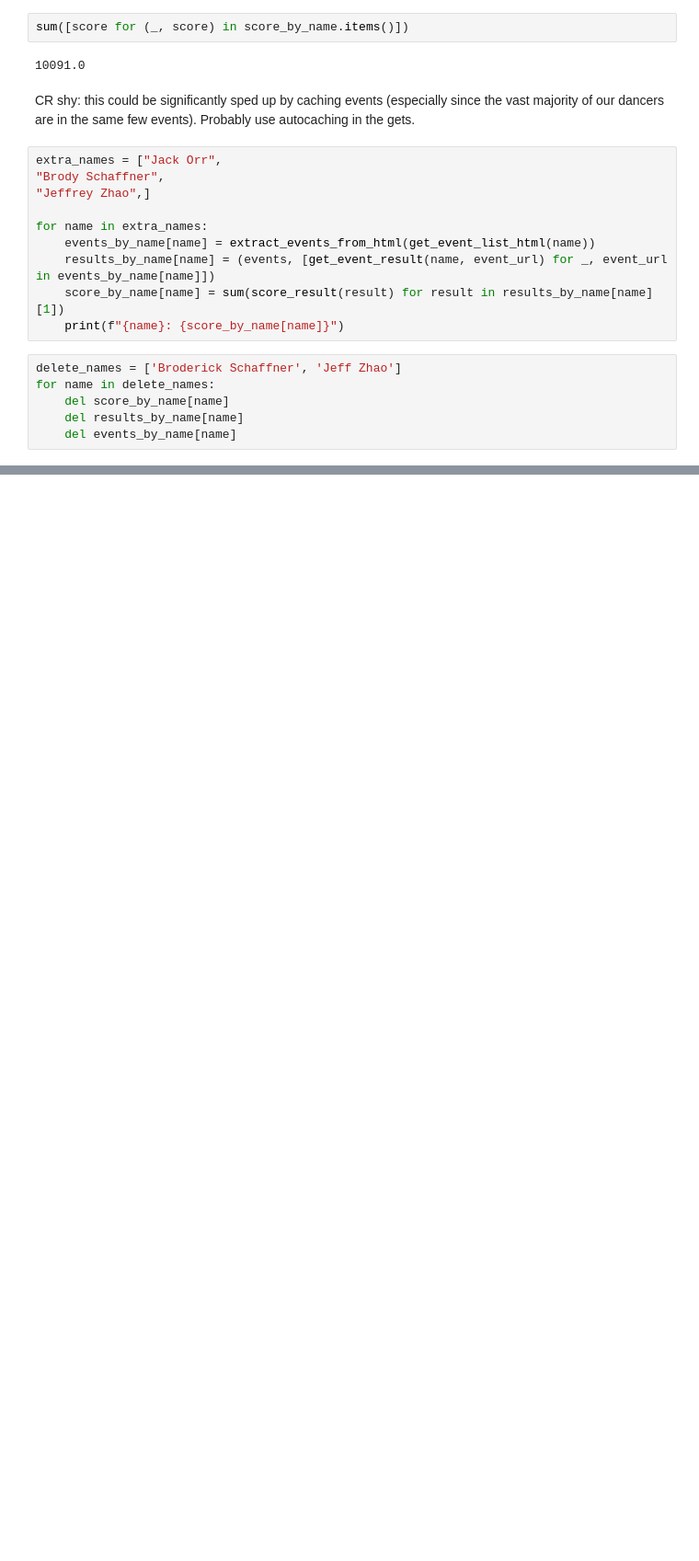
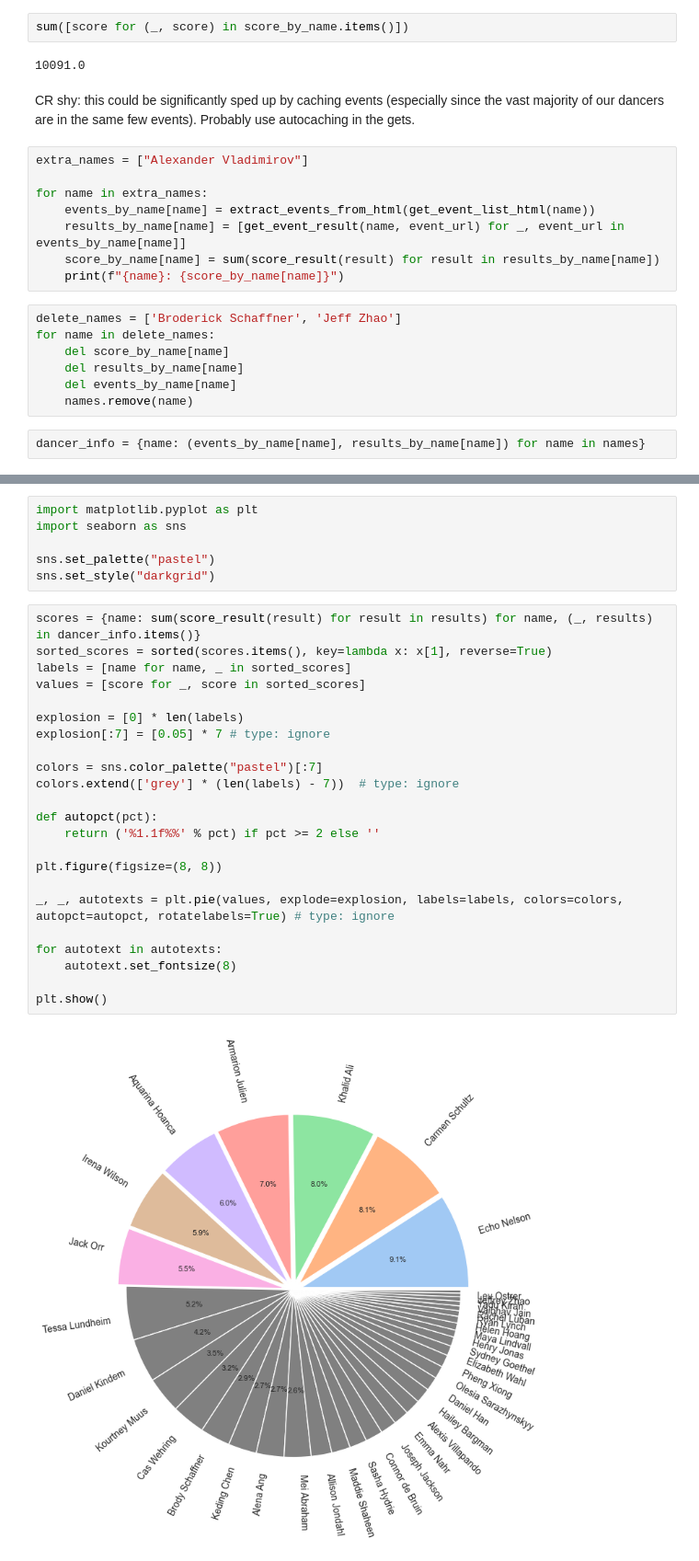
Before and after one commit to iCalculated/ballroom_analysis, a Jupyter notebook: _proc/scratch.ipynb, the cells around one changed output, grey strips where cells are left out. Shown: that part at 92% size. Cells and saved outputs as stored; diff of their text form; blank space fills up the shorter version.

Commit message:
🥧 chart

```diff
--- a/_proc/scratch.ipynb
+++ b/_proc/scratch.ipynb
@@ -142,14 +97,12 @@ sum([score for (_, score) in score_by_name.items()])
 # %% [markdown]
 CR shy: this could be significantly sped up by caching events (especially since the vast majority of our dancers are in the same few events). Probably use autocaching in the gets.
 # %%
-extra_names = ["Jack Orr",
-"Brody Schaffner",
-"Jeffrey Zhao",]
+extra_names = ["Alexander Vladimirov"]
 
 for name in extra_names:
     events_by_name[name] = extract_events_from_html(get_event_list_html(name))
-    results_by_name[name] = (events, [get_event_result(name, event_url) for _, event_url in events_by_name[name]])
-    score_by_name[name] = sum(score_result(result) for result in results_by_name[name][1])
+    results_by_name[name] = [get_event_result(name, event_url) for _, event_url in events_by_name[name]]
+    score_by_name[name] = sum(score_result(result) for result in results_by_name[name])
     print(f"{name}: {score_by_name[name]}")
 # %%
 delete_names = ['Broderick Schaffner', 'Jeff Zhao']
@@ -157,3 +110,6 @@ for name in delete_names:
     del score_by_name[name]
     del results_by_name[name]
     del events_by_name[name]
+    names.remove(name)
+# %%
+dancer_info = {name: (events_by_name[name], results_by_name[name]) for name in names}
@@ -159,0 +120,31 @@ for name in delete_names:
+# %%
+import matplotlib.pyplot as plt
+import seaborn as sns
+
+sns.set_palette("pastel")
+sns.set_style("darkgrid")
+# %%
+scores = {name: sum(score_result(result) for result in results) for name, (_, results) in dancer_info.items()}
+sorted_scores = sorted(scores.items(), key=lambda x: x[1], reverse=True)
+labels = [name for name, _ in sorted_scores]
+values = [score for _, score in sorted_scores]
+
+explosion = [0] * len(labels)
+explosion[:7] = [0.05] * 7 # type: ignore
+
+colors = sns.color_palette("pastel")[:7]
+colors.extend(['grey'] * (len(labels) - 7))  # type: ignore
+
+def autopct(pct):
+    return ('%1.1f%%' % pct) if pct >= 2 else ''
+
+plt.figure(figsize=(8, 8))
+
+_, _, autotexts = plt.pie(values, explode=explosion, labels=labels, colors=colors, autopct=autopct, rotatelabels=True) # type: ignore
+
+for autotext in autotexts:
+    autotext.set_fontsize(8)
+
+plt.show()
+# %% [output]
+[figure, added]
```
Also changed, not shown: parts of 9 cells of this notebook, 9 other files.
